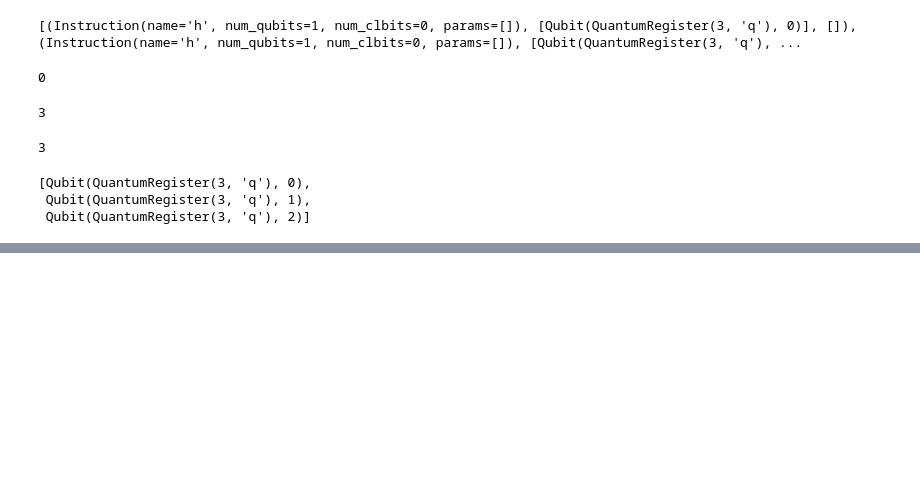
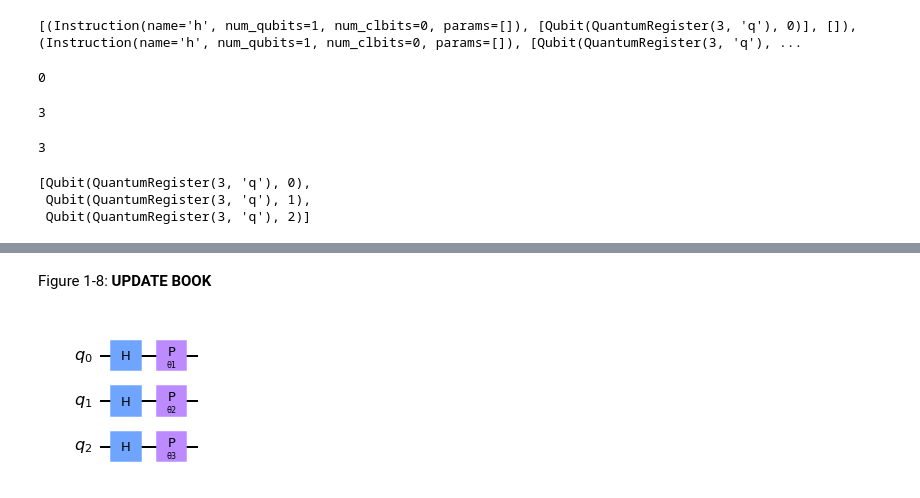
Before and after one commit to qiskit-community/qiskit-pocket-guide, a Jupyter notebook: chapter01_Quantum_Circuits_and_Operations/chapter01-1_Constructing_Quantum_Circuits.ipynb, the cells around one changed output, grey strips where cells are left out. Cells and saved outputs as stored; diff of their text form; code cells hidden in the pictures; blank space fills up the shorter version.

```diff
--- a/chapter01_Quantum_Circuits_and_Operations/chapter01-1_Constructing_Quantum_Circuits.ipynb
+++ b/chapter01_Quantum_Circuits_and_Operations/chapter01-1_Constructing_Quantum_Circuits.ipynb
@@ -193,0 +206,19 @@ qc.qubits
+# %% [markdown]
+Figure 1-8: **UPDATE BOOK**
+# %%
+from qiskit.circuit import QuantumCircuit,\
+                           Parameter
+
+theta1 = Parameter('θ1')
+theta2 = Parameter('θ2')
+theta3 = Parameter('θ3')
+
+qc = QuantumCircuit(3)
+qc.h([0,1,2])
+qc.p(theta1,0)
+qc.p(theta2,1)
+qc.p(theta3,2)
+
+qc.draw()
+# %% [output]
+[figure, added]
```
Also changed, not shown: parts of 24 cells of this notebook.
